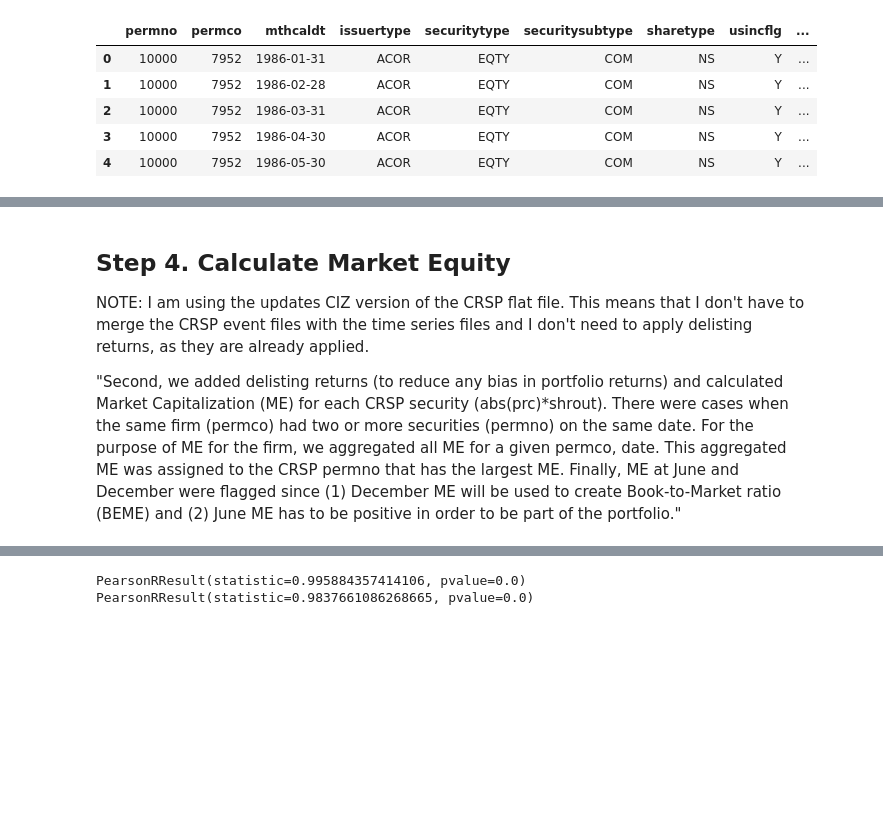
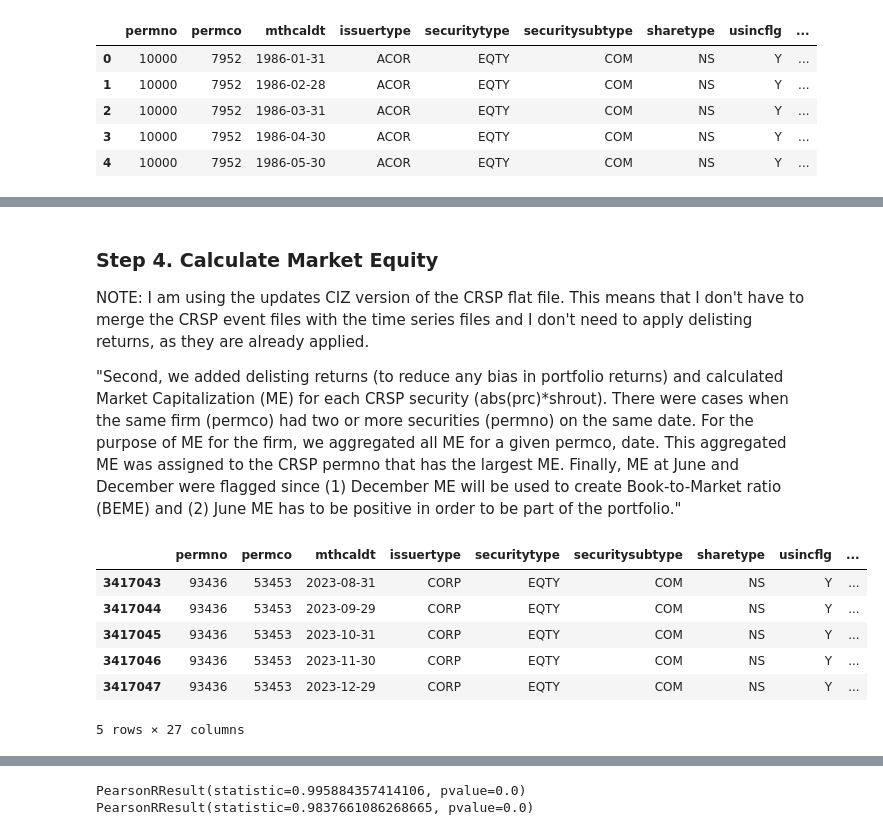
Before and after one commit to finm-32900/finm-32900.github.io, a Jupyter notebook: _sources/output/_04_Fama_French_1993.ipynb, the cells around one changed output, grey strips where cells are left out. Cells and saved outputs as stored; diff of their text form; code cells hidden in the pictures; blank space fills up the shorter version.

Commit message:
Reconfigure subsetting in HW 3

```diff
--- a/_sources/output/_04_Fama_French_1993.ipynb
+++ b/_sources/output/_04_Fama_French_1993.ipynb
@@ -83,7 +81,7 @@ NOTE: I am using the updates CIZ version of the CRSP flat file. This means that
 
 "For the purpose of this procedure we used CRSP monthly data (users can extend this calculation to daily data). The first step in working with CRSP was to merge CRSP "event" and "time-series" files. CRSP event files contain historical information on the exchange code (crucial to identify firms listed in NYSE), share codes (to identify common stocks) and delisting returns. CRSP time-series files (as CRSP.MSF) contain information such as prices, returns and shares outstanding. We merged both files using a macro program (named ‘crspmerge')."
 # %%
-crsp = calc_Fama_French_1993_factors.subset_CRSP_to_common_stock_and_exchanges(crsp)
+crsp = calc_Fama_French_1993.subset_CRSP_to_common_stock_and_exchanges(crsp)
 # %%
 crsp.info()
 # %% [output]
@@ -116,9 +127,19 @@ crsp.head()
 # %% [markdown]
-## Step 4.  Calculate Market Equity
+### Step 4.  Calculate Market Equity
 
 NOTE: I am using the updates CIZ version of the CRSP flat file. This means that I don't have to merge the CRSP event files with the time series files and I don't need to apply delisting returns, as they are already applied.
 
 "Second, we added delisting returns (to reduce any bias in portfolio returns) and calculated Market Capitalization (ME) for each CRSP security (abs(prc)*shrout). There were cases when the same firm (permco) had two or more securities (permno) on the same date. For the purpose of ME for the firm, we aggregated all ME for a given permco, date. This aggregated ME was assigned to the CRSP permno that has the largest ME. Finally, ME at June and December were flagged since (1) December ME will be used to create Book-to-Market ratio (BEME) and (2) June ME has to be positive in order to be part of the portfolio."
 # %%
-crsp2 = calc_Fama_French_1993_factors.calculate_market_equity(crsp)
-crsp3, crsp_jun = calc_Fama_French_1993_factors.use_dec_market_equity(crsp2)
+crsp2 = calc_Fama_French_1993.calculate_market_equity(crsp)
+crsp3, crsp_jun = calc_Fama_French_1993.use_dec_market_equity(crsp2)
+# %%
+crsp3.tail()
+# %% [output]
+|  | permno | permco | mthcaldt | issuertype | securitytype | securitysubtype | sharetype | usincflg | ... |
+| 3417043 | 93436 | 53453 | 2023-08-31 | CORP | EQTY | COM | NS | Y | ... |
+| 3417044 | 93436 | 53453 | 2023-09-29 | CORP | EQTY | COM | NS | Y | ... |
+| 3417045 | 93436 | 53453 | 2023-10-31 | CORP | EQTY | COM | NS | Y | ... |
+| 3417046 | 93436 | 53453 | 2023-11-30 | CORP | EQTY | COM | NS | Y | ... |
+| 3417047 | 93436 | 53453 | 2023-12-29 | CORP | EQTY | COM | NS | Y | ... |
+5 rows × 27 columns
```
Also changed, not shown: parts of 26 cells of this notebook, 48 other files.
